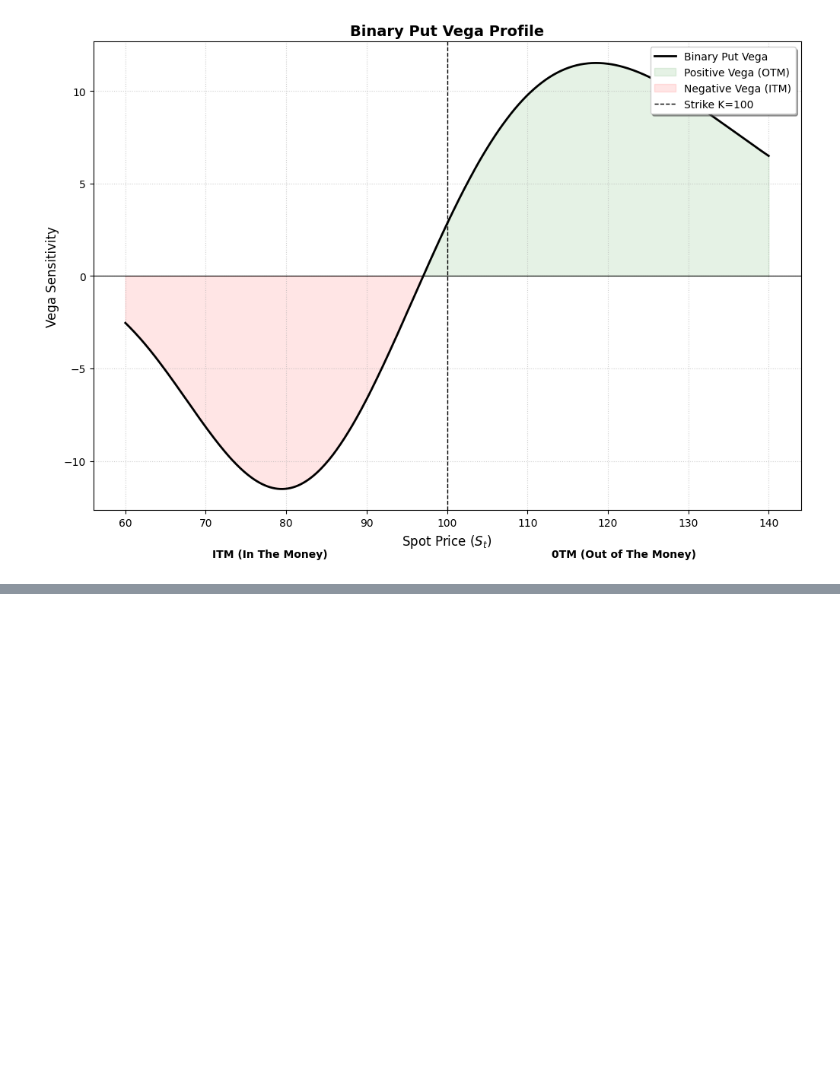
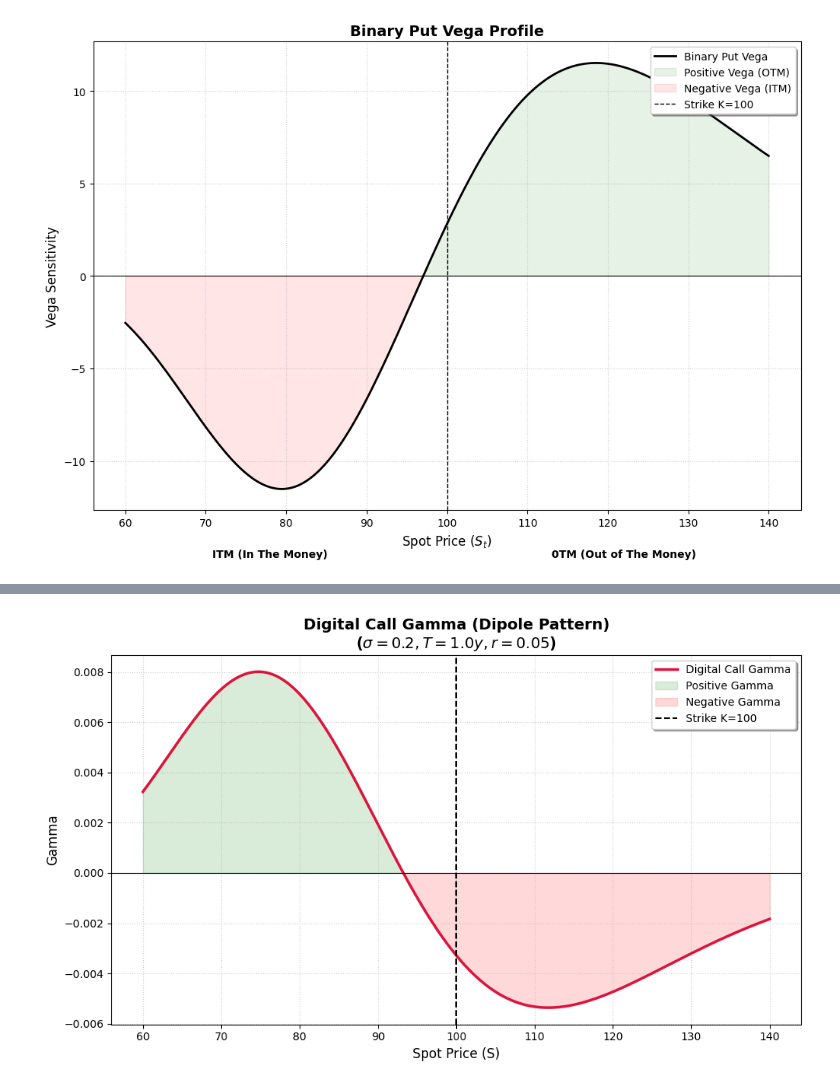
Before and after one commit to Mathis-14/Option_Pricing, a Jupyter notebook: exotics/binary_options.ipynb, the cells around one changed output, grey strips where cells are left out. Saved outputs shown, nothing was run; the diff lists cells and outputs as text; code cells hidden in the pictures; blank space fills up the shorter version.

Commit message:
Added Gamma for binary call an puts and range binary strategy payoff and PV

```diff
--- a/exotics/binary_options.ipynb
+++ b/exotics/binary_options.ipynb
@@ -373,0 +386,41 @@ plt.show()
+# %%
+def gamma_digital_call(S, K, T, r, sigma, C=10):
+    """
+    Calculate Gamma of a Cash-or-Nothing Binary Call
+    """
+    if T <= 1e-6: T = 1e-6  # Avoid division by zero
+
+    d1 = (np.log(S/K) + (r + 0.5*sigma**2)*T) / (sigma*np.sqrt(T))
+    d2 = (np.log(S/K) + (r - 0.5*sigma**2)*T) / (sigma*np.sqrt(T))
+
+    # Gamma formula
+    gamma = -(C * np.exp(-r*T) * norm.pdf(d2) * d1) / (sigma**2 * S**2 * T)
+    return gamma
+# %%
+S = np.linspace(60, 140, 2000)
+K, T, r, sigma, C = 100, 1.0, 0.05, 0.2, 10
+
+gamma_digital_c= gamma_digital_call(S, K, T, r, sigma, C)
+
+plt.figure(figsize=(10, 6))
+
+# Main plot
+plt.plot(S, gamma_digital_c, color='crimson', linewidth=2.5, label='Digital Call Gamma')
+plt.fill_between(S, gamma_digital_c, 0, where=(gamma_digital_c > 0), color='green', alpha=0.15, label='Positive Gamma')
+plt.fill_between(S, gamma_digital_c, 0, where=(gamma_digital_c < 0), color='red', alpha=0.15, label='Negative Gamma')
+
+# Reference lines
+plt.axvline(K, color='black', linestyle='--', linewidth=1.5, label=f'Strike K={K}')
+plt.axhline(0, color='black', linewidth=0.8)
+
+# Styling
+plt.grid(True, linestyle=':', alpha=0.6)
+plt.title(f'Digital Call Gamma (Dipole Pattern)\n($\\sigma={sigma}, T={T}y, r={r}$)',
+          fontsize=14, fontweight='bold')
+plt.xlabel('Spot Price (S)', fontsize=12)
+plt.ylabel('Gamma', fontsize=12)
+plt.legend(loc='upper right', frameon=True, shadow=True)
+plt.tight_layout()
+plt.show()
+# %% [output]
+[figure, added]
```
Also changed, not shown: parts of 8 cells of this notebook.
